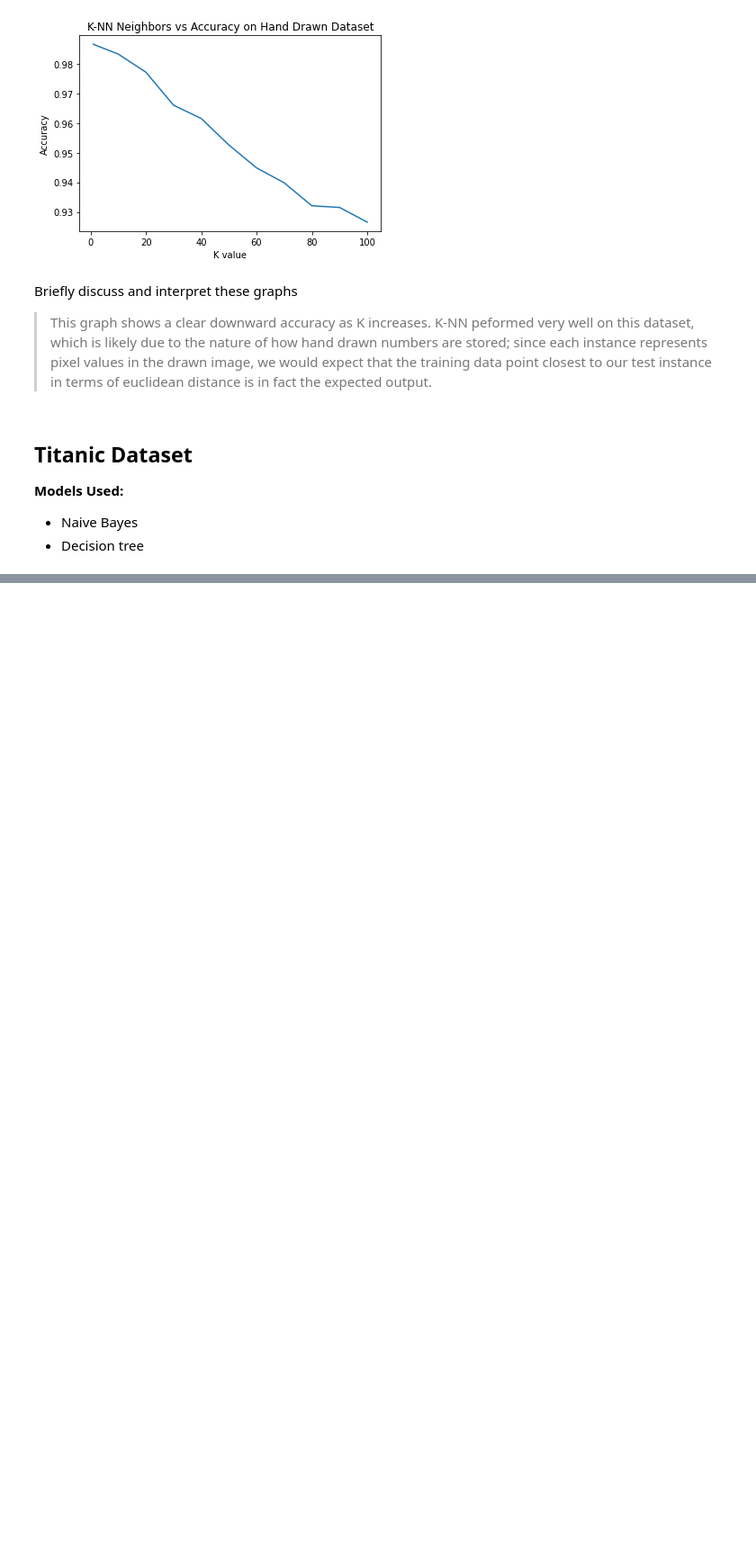
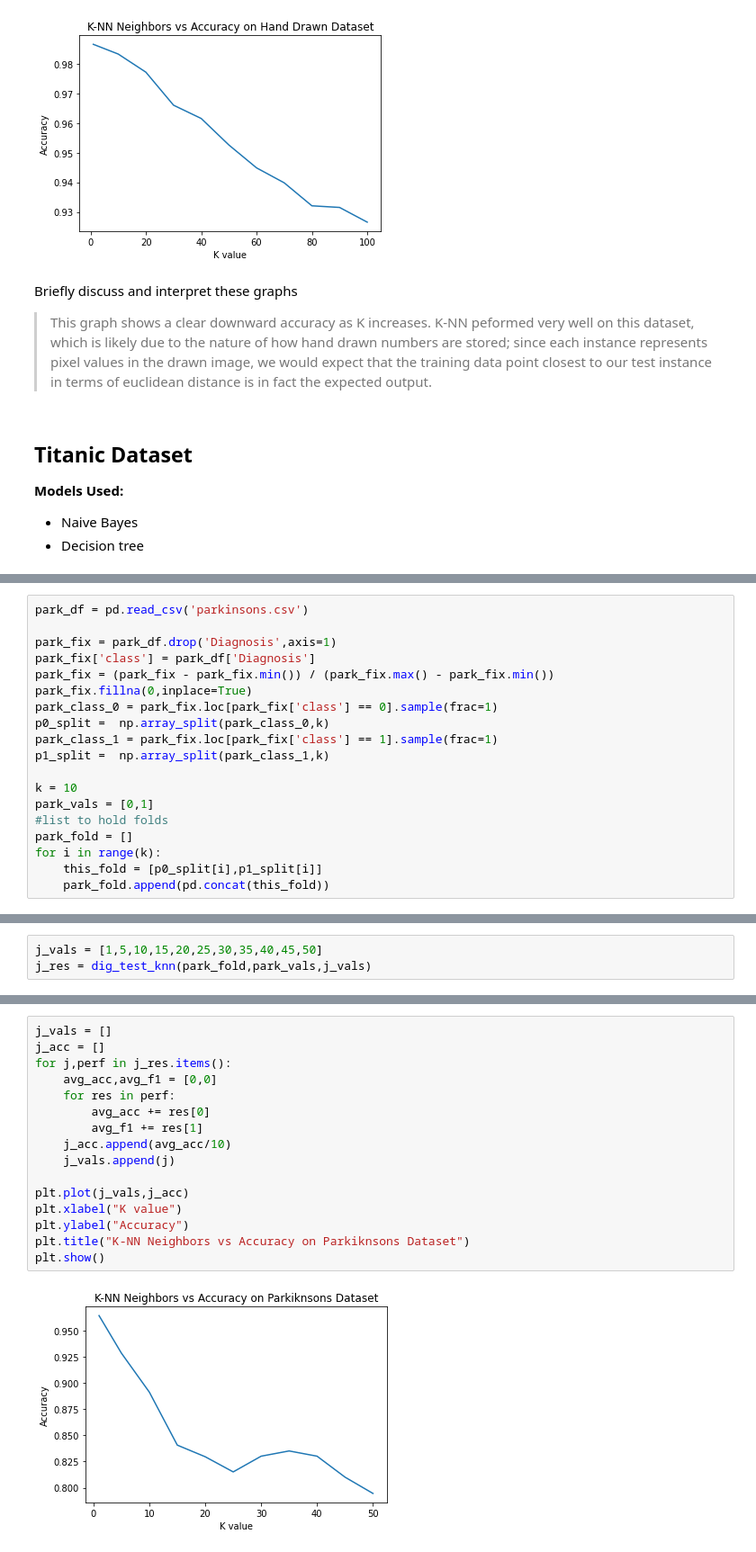
Before and after one commit to Andrei-Treil/CS589-Final, a Jupyter notebook: final.ipynb, the cells around one changed output, grey strips where cells are left out. Shown at 90% size. Drawn from its saved outputs; the diff is of its cells as text; blank space fills up the shorter version.

```diff
--- a/final.ipynb
+++ b/final.ipynb
@@ -399,0 +470,19 @@ Briefly discuss and interpret these graphs
+# %%
+park_df = pd.read_csv('parkinsons.csv')
+
+park_fix = park_df.drop('Diagnosis',axis=1)
+park_fix['class'] = park_df['Diagnosis']
+park_fix = (park_fix - park_fix.min()) / (park_fix.max() - park_fix.min())
+park_fix.fillna(0,inplace=True)
+park_class_0 = park_fix.loc[park_fix['class'] == 0].sample(frac=1)
+p0_split =  np.array_split(park_class_0,k)
+park_class_1 = park_fix.loc[park_fix['class'] == 1].sample(frac=1)
+p1_split =  np.array_split(park_class_1,k)
+
+k = 10
+park_vals = [0,1]
+#list to hold folds
+park_fold = []
+for i in range(k):
+    this_fold = [p0_split[i],p1_split[i]]
+    park_fold.append(pd.concat(this_fold))
@@ -399,0 +497,3 @@ Briefly discuss and interpret these graphs
+# %%
+j_vals = [1,5,10,15,20,25,30,35,40,45,50]
+j_res = dig_test_knn(park_fold,park_vals,j_vals)
@@ -399,0 +513,18 @@ Briefly discuss and interpret these graphs
+# %%
+j_vals = []
+j_acc = []
+for j,perf in j_res.items():
+    avg_acc,avg_f1 = [0,0]
+    for res in perf:
+        avg_acc += res[0]
+        avg_f1 += res[1]
+    j_acc.append(avg_acc/10)
+    j_vals.append(j)
+
+plt.plot(j_vals,j_acc)
+plt.xlabel("K value")
+plt.ylabel("Accuracy")
+plt.title("K-NN Neighbors vs Accuracy on Parkiknsons Dataset")
+plt.show()
+# %% [output]
+[figure, added]
```
Also changed, not shown: parts of 12 cells of this notebook.
